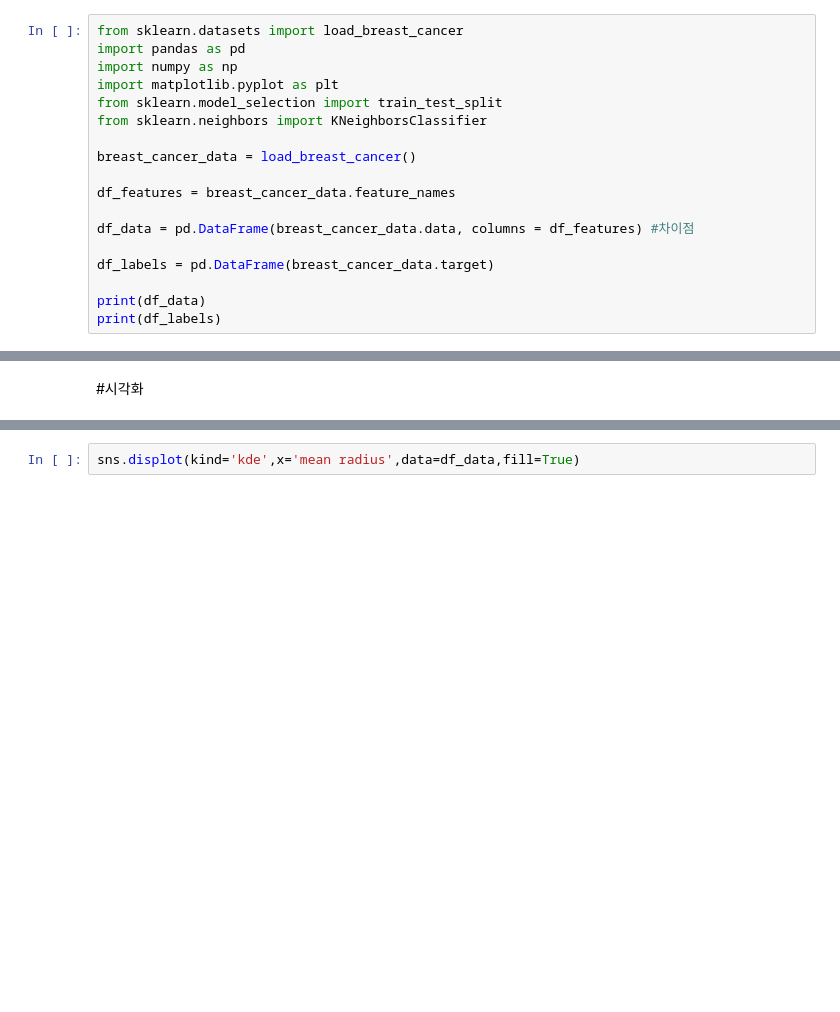
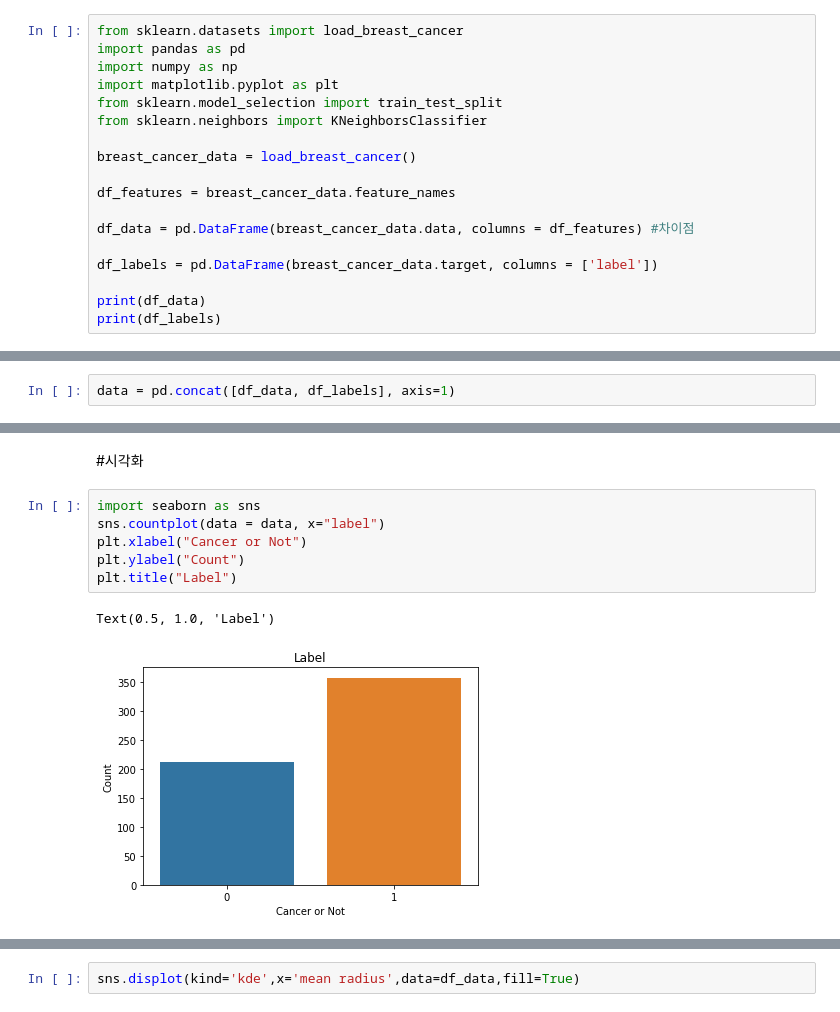
Before and after one commit to 202235402/AI-programming, a Jupyter notebook: 230309 유방암 예제.ipynb, the cells around one changed output, grey strips where cells are left out. Drawn from its saved outputs; the diff is of its cells as text; blank space fills up the shorter version.

```diff
--- a/230309 유방암 예제.ipynb
+++ b/230309 유방암 예제.ipynb
@@ -20,7 +20,7 @@ df_features = breast_cancer_data.feature_names
 
 df_data = pd.DataFrame(breast_cancer_data.data, columns = df_features) #차이점
 
-df_labels = pd.DataFrame(breast_cancer_data.target)
+df_labels = pd.DataFrame(breast_cancer_data.target, columns = ['label'])
 
 print(df_data)
 print(df_labels)
@@ -57,0 +74,2 @@ df_data.describe()
+# %%
+data = pd.concat([df_data, df_labels], axis=1)
@@ -58,3 +92,12 @@ df_data.describe()
 # %% [markdown]
 #시각화
+# %%
+import seaborn as sns
+sns.countplot(data = data, x="label")
+plt.xlabel("Cancer or Not")
+plt.ylabel("Count")
+plt.title("Label")
+# %% [output]
+Text(0.5, 1.0, 'Label')
+[figure, added]
 # %%
```
Also changed, not shown: parts of 7 cells of this notebook.
